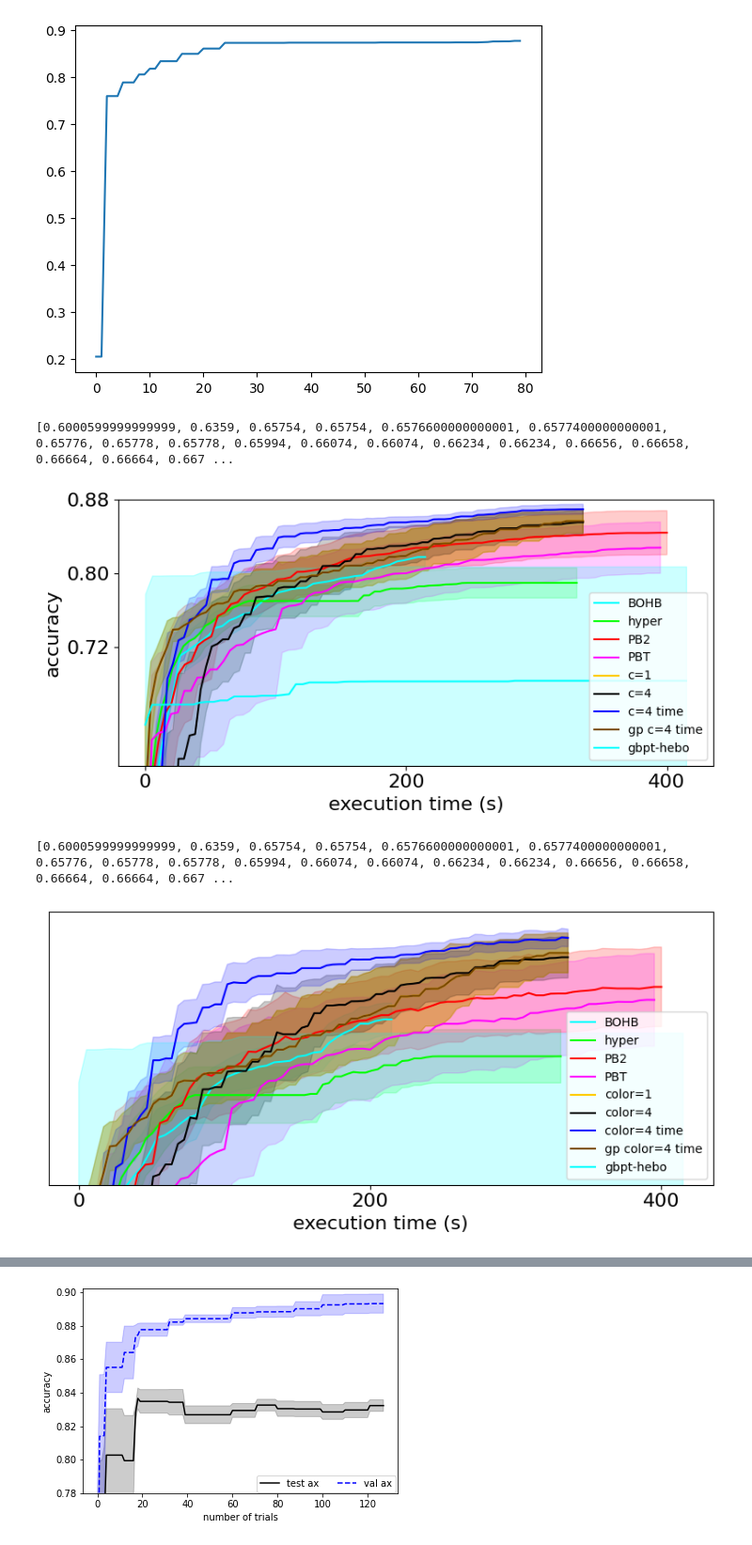
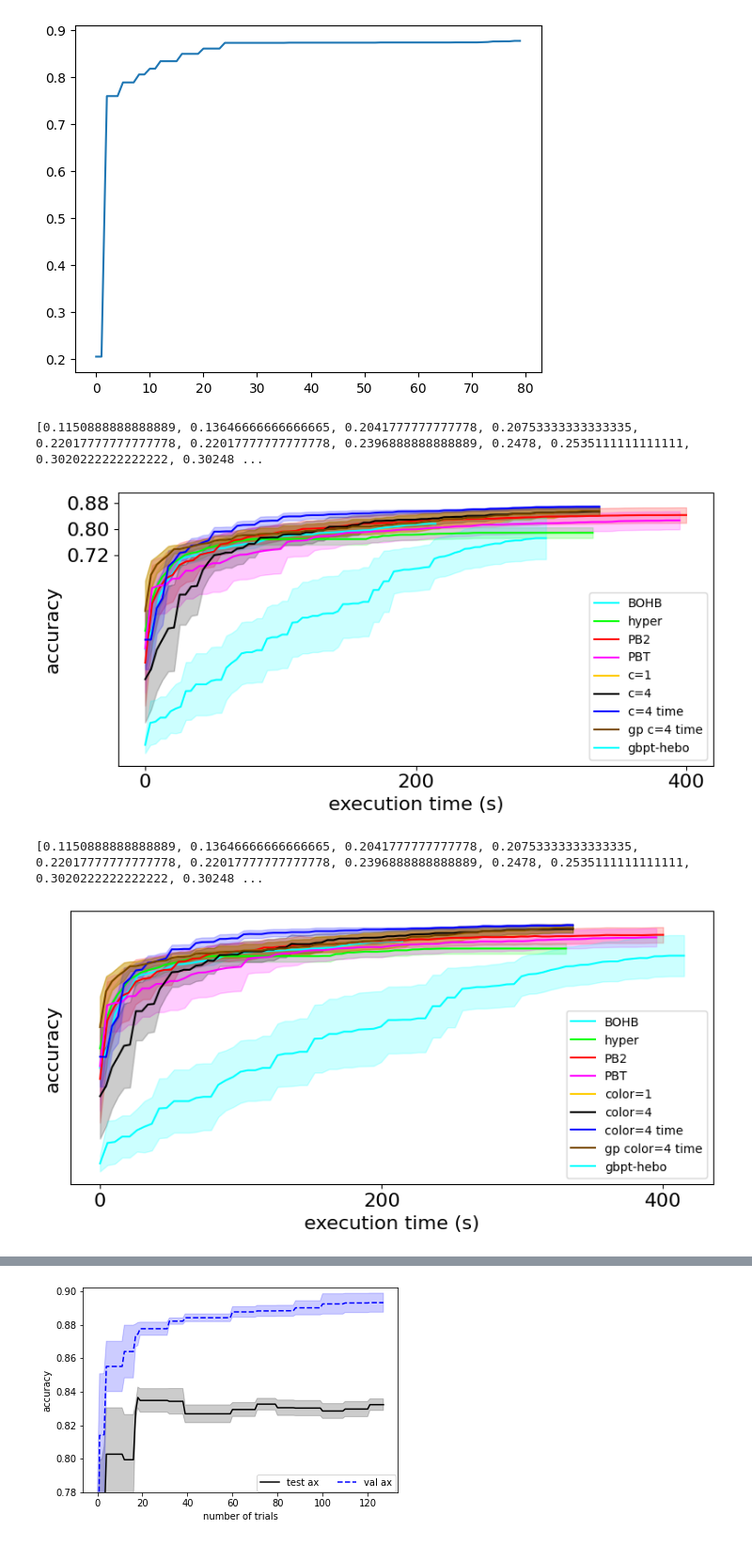
Before and after one commit to TheBlueHawk/GPBT-HEBO, a Jupyter notebook: GPBT/FMNISTAnalytics.ipynb, the cells around one changed output, grey strips where cells are left out. Shown at 94% size. Saved outputs shown, nothing was run; the diff lists cells and outputs as text; code cells hidden in the pictures.

```diff
--- a/GPBT/FMNISTAnalytics.ipynb
+++ b/GPBT/FMNISTAnalytics.ipynb
@@ -645,14 +645,14 @@ plt.fill_between(t, c4t-d4t,  c4t+d4t, alpha = 0.2,color=(0,0,1))
 plt.plot(t,cgp,color=(.45,.26,0),label = "gp c=4 time")
 plt.fill_between(t, cgp-dgp,  cgp+dgp, alpha = 0.2,color=(.45,.26,0))
 
-t= np.arange(0,80)*420/80
+t= np.arange(0,80)*300/80
 print(c_hebo)
 plt.plot(t,c_hebo[1:],color=(0,1,1),label = "gbpt-hebo")
 plt.fill_between(t, c_hebo[1:]-d_hebo[1:],  c_hebo[1:]+d_hebo[1:], alpha = 0.2,color=(0,1,1))
 
 
 axes = plt.gca()
-axes.set_ylim(0.5915,.88)
+#axes.set_ylim(0.5915,.88)
 axes.set_ylabel('accuracy',fontsize=16)
 
 axes.set_xlabel('execution time (s)',fontsize=16)
@@ -668,8 +668,8 @@ plt.tight_layout()
 plt.legend()
 plt.savefig('FMNIST_val.pdf')
 # %% [output]
-[0.6000599999999999, 0.6359, 0.65754, 0.65754, 0.6576600000000001, 0.6577400000000001, 0.65776, 0.65778, 0.65778, 0.65994, 0.66074, 0.66074, 0.66234, 0.66234, 0.66656, 0.66658, 0.66664, 0.66664, 0.667 ...
+[0.1150888888888889, 0.13646666666666665, 0.2041777777777778, 0.20753333333333335, 0.22017777777777778, 0.22017777777777778, 0.2396888888888889, 0.2478, 0.2535111111111111, 0.3020222222222222, 0.30248 ...
-[figure, old version]
+[figure, new version]
 # %%
 
 
@@ -715,37 +715,37 @@ plt.fill_between(t, a4t-b4t,  a4t+b4t, alpha = 0.2,color=(0,0,1))
 
 
 plt.plot(t,agp,color=(.45,.26,0),label = "gp color=4 time")
 plt.fill_between(t, agp-bgp,  agp+bgp, alpha = 0.2,color=(.45,.26,0))
 
 t= np.arange(0,80)*420/80
 print(c_hebo)
 plt.plot(t,a_hebo[1:],color=(0,1,1),label = "gbpt-hebo")
 plt.fill_between(t, a_hebo[1:]-b_hebo[1:],  a_hebo[1:]+b_hebo[1:], alpha = 0.2,color=(0,1,1))
 
 
 
 
 axes = plt.gca()
-axes.set_ylim(0.715,.88)
-#axes.set_ylabel('accuracy',fontsize=16)
+#axes.set_ylim(0.715,.88)
+axes.set_ylabel('accuracy',fontsize=16)
 
 axes.set_xlabel('execution time (s)',fontsize=16)
 plt.xticks([0,200, 400],fontsize=16)
 plt.yticks([],fontsize=16)
 #axes.set_title('Comparison on test FMNIST with 10 experiment')
 #plt.title(r'\underline{Validation loss}:')
 #axes.set_yscale('log')
 #plt.legend()
 #plt.legend(bbox_to_anchor=(0.999,0.005 ), loc='lower right', borderaxespad=0.0,ncol = 3)
 
 fig = plt.gcf()
 fig.set_size_inches(8, 4)
 plt.tight_layout()
 plt.legend()
 plt.savefig('FMNIST_test.pdf')
 # %% [output]
-[0.6000599999999999, 0.6359, 0.65754, 0.65754, 0.6576600000000001, 0.6577400000000001, 0.65776, 0.65778, 0.65778, 0.65994, 0.66074, 0.66074, 0.66234, 0.66234, 0.66656, 0.66658, 0.66664, 0.66664, 0.667 ...
+[0.1150888888888889, 0.13646666666666665, 0.2041777777777778, 0.20753333333333335, 0.22017777777777778, 0.22017777777777778, 0.2396888888888889, 0.2478, 0.2535111111111111, 0.3020222222222222, 0.30248 ...
-[figure, old version]
+[figure, new version]
 # %%
 fig, (ax1, ax2) = plt.subplots(1, 2)
 
```
Also changed, not shown: parts of 3 cells of this notebook, 2 other files.
